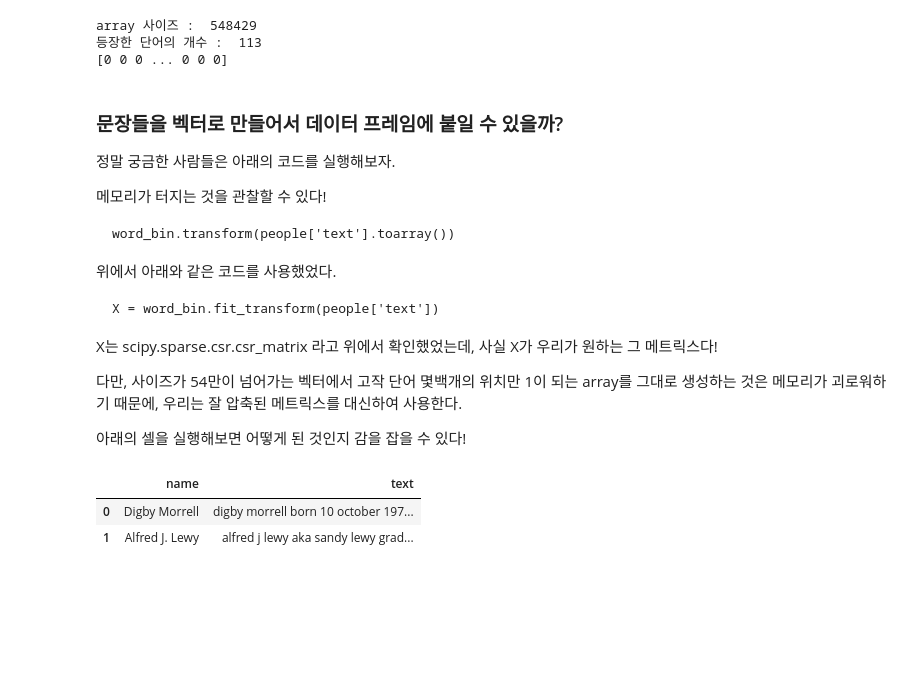
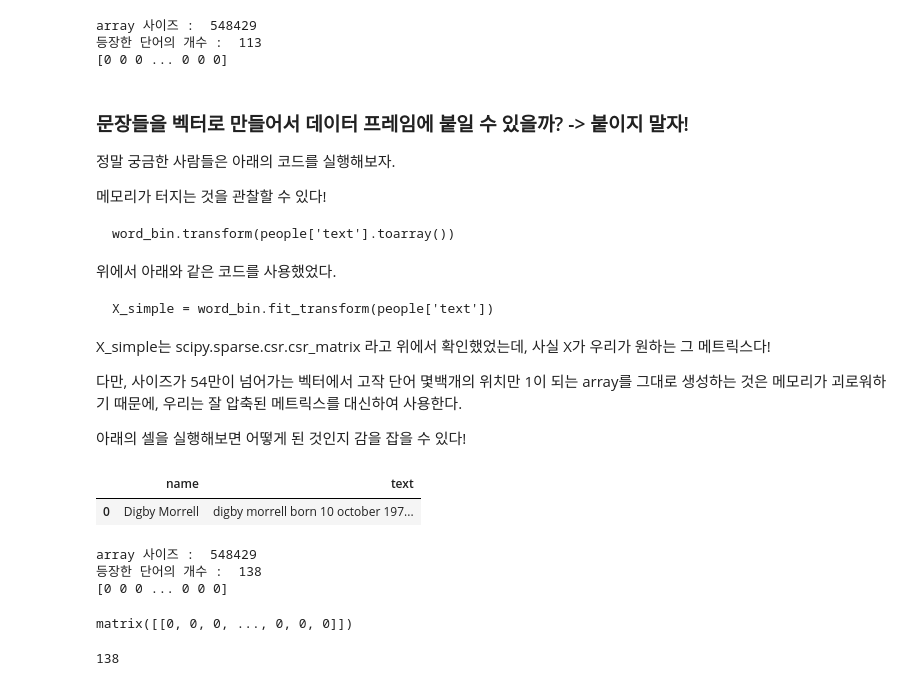
Before and after one commit to RayleighKim/M11_Intro_To_Unsuerpvised_Learning, a Jupyter notebook: 11_1_Intro_to_Unsupervised_Learning_I.ipynb, the cells around one changed output. Cells and saved outputs as stored; diff of their text form; code cells hidden in the pictures; blank space fills up the shorter version.

````diff
--- a/11_1_Intro_to_Unsupervised_Learning_I.ipynb
+++ b/11_1_Intro_to_Unsupervised_Learning_I.ipynb
@@ -180,7 +176,7 @@ array 사이즈 :  548429
 등장한 단어의 개수 :  113
 [0 0 0 ... 0 0 0]
 # %% [markdown]
-### 문장들을 벡터로 만들어서 데이터 프레임에 붙일 수 있을까?
+### 문장들을 벡터로 만들어서 데이터 프레임에 붙일 수 있을까? -> 붙이지 말자!
 
 정말 궁금한 사람들은 아래의 코드를 실행해보자.
 
@@ -193,12 +189,31 @@ word_bin.transform(people['text'].toarray())
 위에서 아래와 같은 코드를 사용했었다.
 
 ```
-X = word_bin.fit_transform(people['text'])
+X_simple = word_bin.fit_transform(people['text'])
 ```
 
-X는 scipy.sparse.csr.csr_matrix 라고 위에서 확인했었는데,  사실 X가 우리가 원하는 그 메트릭스다!
+X_simple는 scipy.sparse.csr.csr_matrix 라고 위에서 확인했었는데,  사실 X가 우리가 원하는 그 메트릭스다!
 
 다만, 사이즈가 54만이 넘어가는 벡터에서 고작 단어 몇백개의 위치만 1이 되는 array를 그대로 생성하는 것은 메모리가 괴로워하기 때문에, 우리는 잘 압축된 메트릭스를 대신하여 사용한다.
 
 아래의 셀을 실행해보면 어떻게 된 것인지 감을 잡을 수 있다!
+# %%
+people.head(1)
+# %% [output]
+|  | name | text |
+| 0 | Digby Morrell | digby morrell born 10 october 197... |
+# %%
+simple_BOW_vector(0)
+# %% [output]
+array 사이즈 :  548429
+등장한 단어의 개수 :  138
+[0 0 0 ... 0 0 0]
+# %%
+X_simple[0,:].todense()
+# %% [output]
+matrix([[0, 0, 0, ..., 0, 0, 0]])
+# %%
+X_simple[0,:].todense().sum()
+# %% [output]
+138
 # %%
@@ -206,6 +220,0 @@ print(X[0,:])
-# %%
-people.loc[0:1]
-# %% [output]
-|  | name | text |
-| 0 | Digby Morrell | digby morrell born 10 october 197... |
-| 1 | Alfred J. Lewy | alfred j lewy aka sandy lewy grad... |
````
Also changed, not shown: parts of 10 cells of this notebook.
